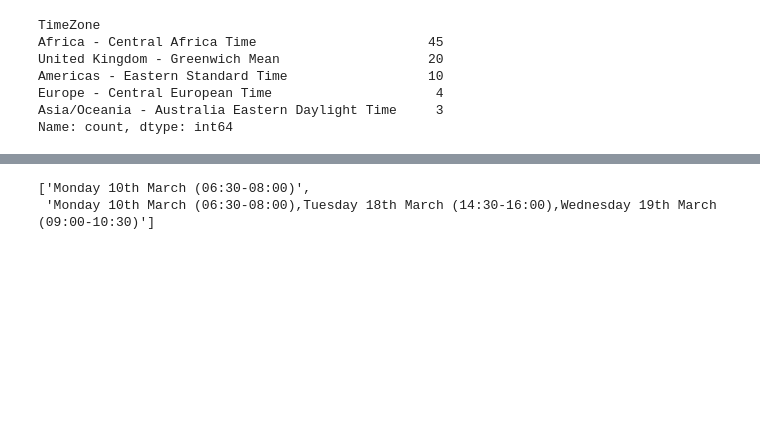
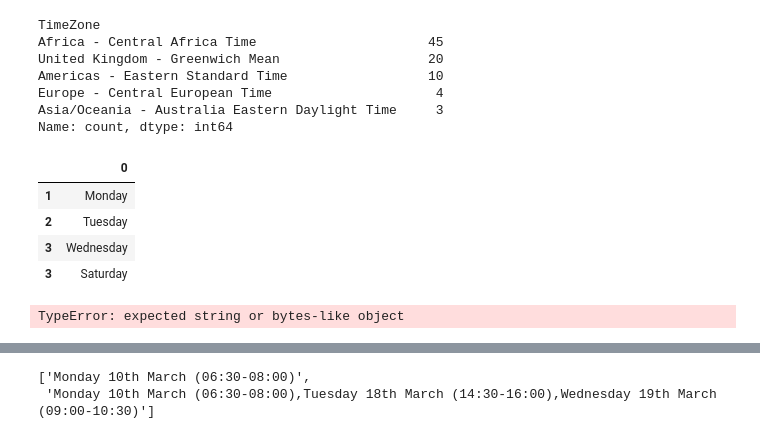
Before and after one commit to LouCapener/Focus_groups, a Jupyter notebook: code/pre-processing.ipynb, the cells around one changed output, grey strips where cells are left out. Cells and saved outputs as stored; diff of their text form; code cells hidden in the pictures; blank space fills up the shorter version.

Commit message:
Started cleaning column names

```diff
--- a/code/pre-processing.ipynb
+++ b/code/pre-processing.ipynb
@@ -147,3 +166,20 @@ responses_cleaned = responses_cleaned.sort_values(by = 'Invited', ascending = Fa
+# %%
+days = ['Monday', 'Tuesday', 'Wednesday', 'Saturday']
+spare_data = [1, 2, 3, 3]
+# %%
+test = pd.DataFrame(days, spare_data)
+# %%
+test
+# %% [output]
+|  | 0 |
+| 1 | Monday |
+| 2 | Tuesday |
+| 3 | Wednesday |
+| 3 | Saturday |
+# %%
+test_output = [tidy_names(days) for name in days]
+# %% [output]
+TypeError: expected string or bytes-like object
 # %%
 # Split out Africa time slots first
 #
```
Also changed, not shown: parts of 6 cells of this notebook.
